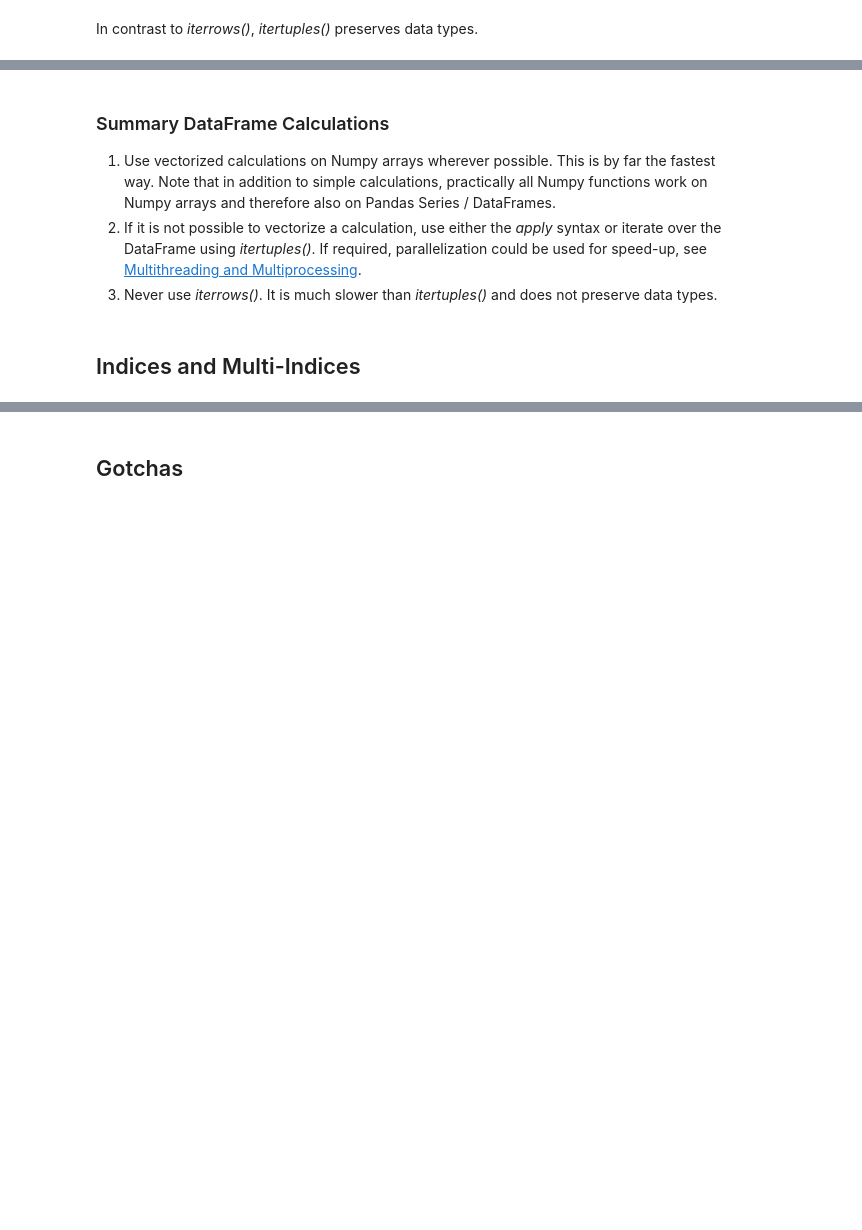
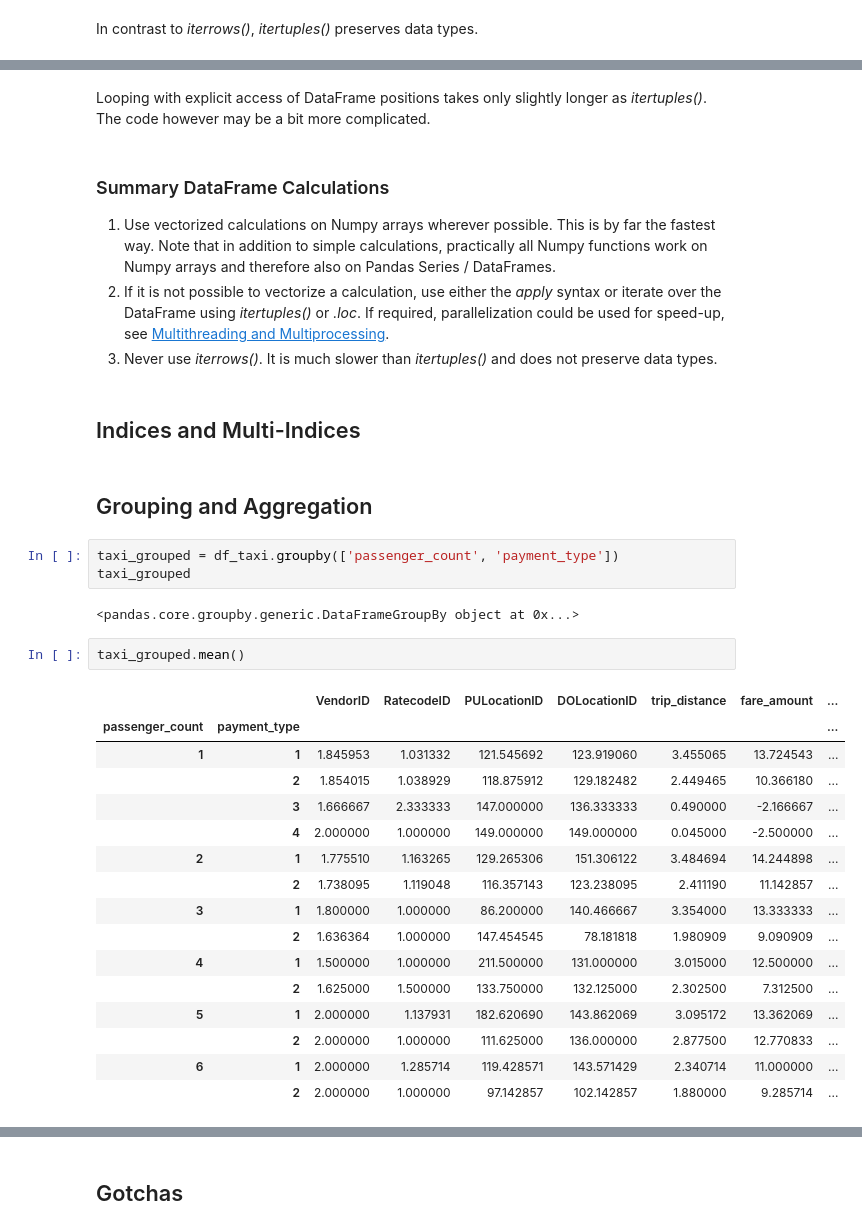
Before and after one commit to lungben/python_tutorial, a Jupyter notebook: notebooks/pandas.ipynb, the cells around one changed output, grey strips where cells are left out. Cells and saved outputs as stored; diff of their text form; blank space fills up the shorter version.

Commit message:
more on Pandas

```diff
--- a/notebooks/pandas.ipynb
+++ b/notebooks/pandas.ipynb
@@ -480,8 +536,36 @@ In contrast to *iterrows()*, *itertuples()* preserves data types.
+# %% [markdown]
+Looping with explicit access of DataFrame positions takes only slightly longer as *itertuples()*. The code however may be a bit more complicated.
 # %% [markdown]
 ### Summary DataFrame Calculations
 
 1. Use vectorized calculations on Numpy arrays wherever possible. This is by far the fastest way. Note that in addition to simple calculations, practically all Numpy functions work on Numpy arrays and therefore also on Pandas Series / DataFrames.
-2. If it is not possible to vectorize a calculation, use either the *apply* syntax or iterate over the DataFrame using *itertuples()*. If required, parallelization could be used for speed-up, see [Multithreading and Multiprocessing](parallel_computing.ipynb).
+2. If it is not possible to vectorize a calculation, use either the *apply* syntax or iterate over the DataFrame using *itertuples()* or *.loc*. If required, parallelization could be used for speed-up, see [Multithreading and Multiprocessing](parallel_computing.ipynb).
 3. Never use *iterrows()*. It is much slower than *itertuples()* and does not preserve data types.
 # %% [markdown]
 ## Indices and Multi-Indices
+# %% [markdown]
+## Grouping and Aggregation
+# %%
+taxi_grouped = df_taxi.groupby(['passenger_count', 'payment_type'])
+taxi_grouped
+# %% [output]
+<pandas.core.groupby.generic.DataFrameGroupBy object at 0x...>
+# %%
+taxi_grouped.mean()
+# %% [output]
+|  |  | VendorID | RatecodeID | PULocationID | DOLocationID | trip_distance | fare_amount | ... |
+| passenger_count | payment_type |  |  |  |  |  |  | ... |
+| 1 | 1 | 1.845953 | 1.031332 | 121.545692 | 123.919060 | 3.455065 | 13.724543 | ... |
+|  | 2 | 1.854015 | 1.038929 | 118.875912 | 129.182482 | 2.449465 | 10.366180 | ... |
+|  | 3 | 1.666667 | 2.333333 | 147.000000 | 136.333333 | 0.490000 | -2.166667 | ... |
+|  | 4 | 2.000000 | 1.000000 | 149.000000 | 149.000000 | 0.045000 | -2.500000 | ... |
+| 2 | 1 | 1.775510 | 1.163265 | 129.265306 | 151.306122 | 3.484694 | 14.244898 | ... |
+|  | 2 | 1.738095 | 1.119048 | 116.357143 | 123.238095 | 2.411190 | 11.142857 | ... |
+| 3 | 1 | 1.800000 | 1.000000 | 86.200000 | 140.466667 | 3.354000 | 13.333333 | ... |
+|  | 2 | 1.636364 | 1.000000 | 147.454545 | 78.181818 | 1.980909 | 9.090909 | ... |
+| 4 | 1 | 1.500000 | 1.000000 | 211.500000 | 131.000000 | 3.015000 | 12.500000 | ... |
+|  | 2 | 1.625000 | 1.500000 | 133.750000 | 132.125000 | 2.302500 | 7.312500 | ... |
+| 5 | 1 | 2.000000 | 1.137931 | 182.620690 | 143.862069 | 3.095172 | 13.362069 | ... |
+|  | 2 | 2.000000 | 1.000000 | 111.625000 | 136.000000 | 2.877500 | 12.770833 | ... |
+| 6 | 1 | 2.000000 | 1.285714 | 119.428571 | 143.571429 | 2.340714 | 11.000000 | ... |
+|  | 2 | 2.000000 | 1.000000 | 97.142857 | 102.142857 | 1.880000 | 9.285714 | ... |
```
Also changed, not shown: parts of 42 cells of this notebook.
